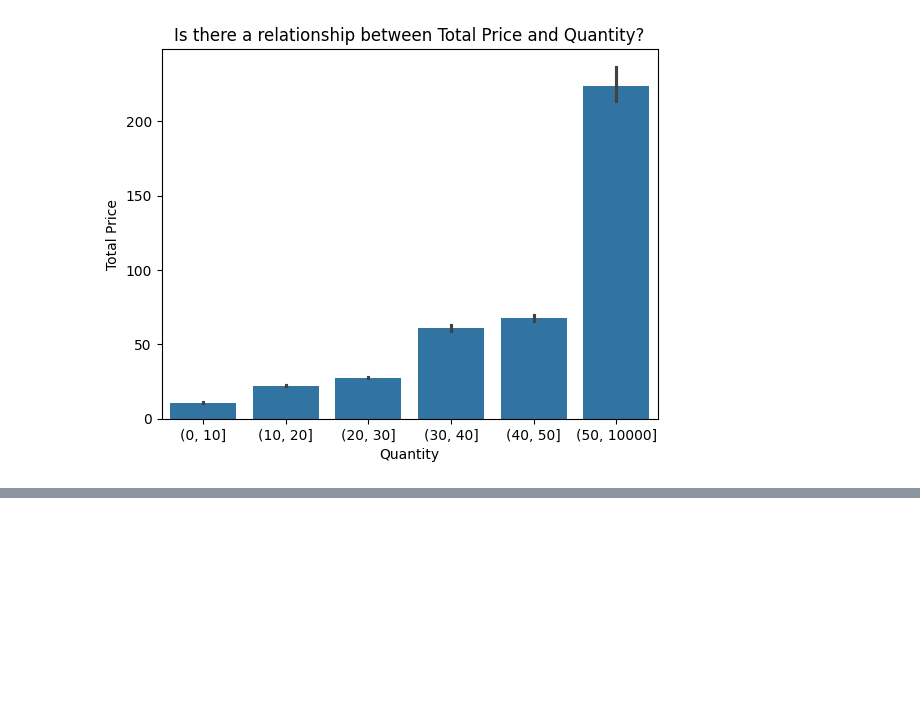
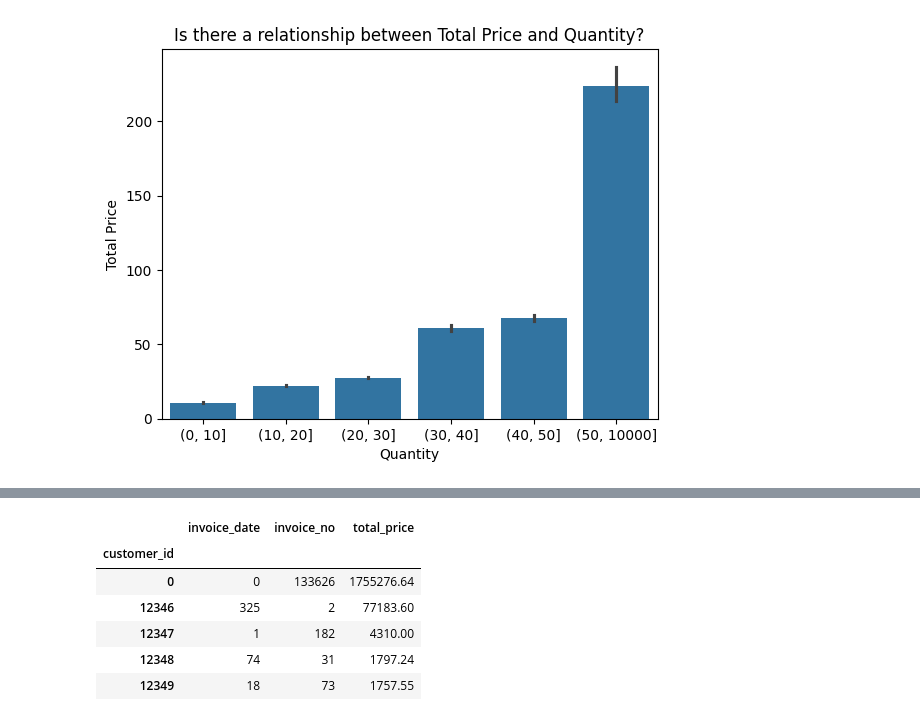
Before and after one commit to Marc-Aradillas/customer-segmentation-project, a Jupyter notebook: exp_working_nb.ipynb, the cells around one changed output, grey strips where cells are left out. Saved outputs shown, nothing was run; the diff lists cells and outputs as text; code cells hidden in the pictures; blank space fills up the shorter version.

```diff
--- a/exp_working_nb.ipynb
+++ b/exp_working_nb.ipynb
@@ -383,0 +353,10 @@ train_scaled.columns.to_list()
+# %%
+new_df.head()
+# %% [output]
+|  | invoice_date | invoice_no | total_price |
+| customer_id |  |  |  |
+| 0 | 0 | 133626 | 1755276.64 |
+| 12346 | 325 | 2 | 77183.60 |
+| 12347 | 1 | 182 | 4310.00 |
+| 12348 | 74 | 31 | 1797.24 |
+| 12349 | 18 | 73 | 1757.55 |
```
Also changed, not shown: parts of 22 cells of this notebook.
